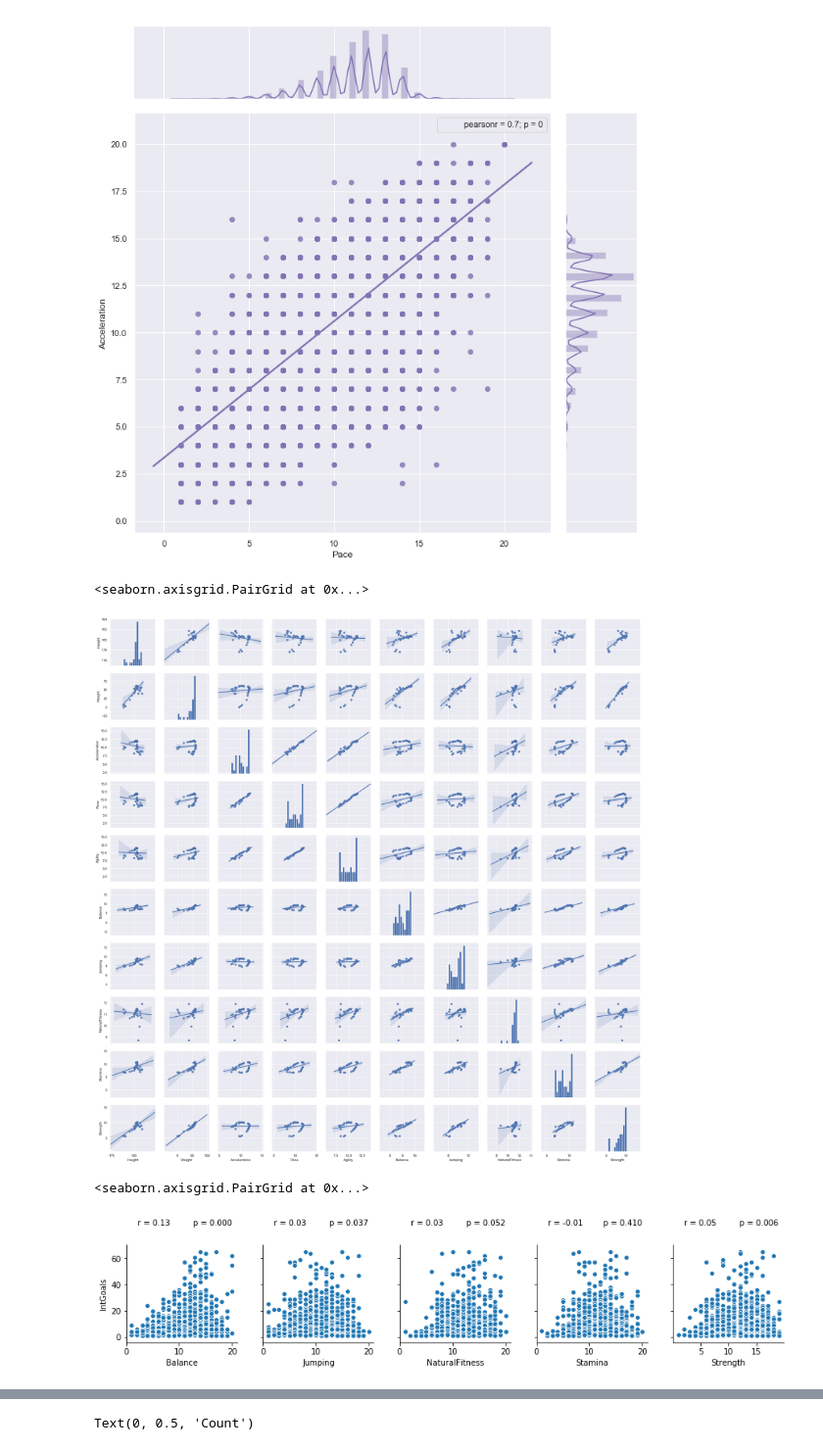
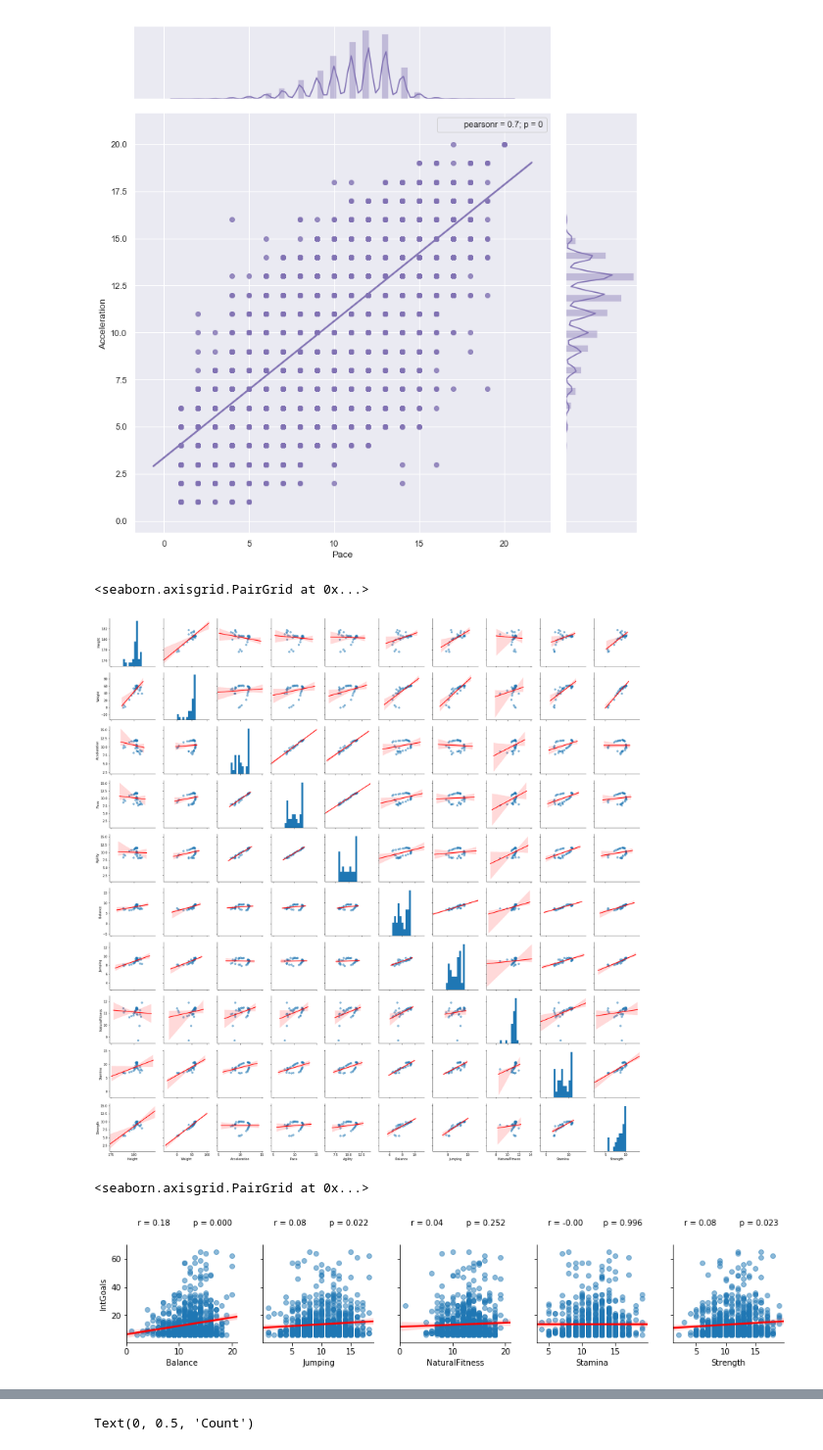
Before and after one commit to sarthakbatragatech/100-Days-of-ML, a Jupyter notebook: Visualizing-Datasets/Football-Manager/FootballManager.ipynb, the cells around one changed output, grey strips where cells are left out. Shown at 98% size. Saved outputs shown, nothing was run; the diff lists cells and outputs as text; code cells hidden in the pictures.

```diff
--- a/Visualizing-Datasets/Football-Manager/FootballManager.ipynb
+++ b/Visualizing-Datasets/Football-Manager/FootballManager.ipynb
@@ -294,10 +294,10 @@ j.annotate(stats.pearsonr)
 # %%
 # Plotting a pairplot of all physical attributes to get a quick overview of dependence
 pair_df = physicals.mean().loc[14:46]
-sns.pairplot(pair_df, kind="reg")
+sns.pairplot(pair_df, kind="reg", plot_kws={'line_kws':{'color':'red'}, 'scatter_kws': {'alpha': 0.5}})
 # %% [output]
 <seaborn.axisgrid.PairGrid at 0x...>
-[figure, old version]
+[figure, new version]
 # %%
 # Function to add pearsonr to each x-y plot
 def corrfunc(x, y, **kws):
@@ -310,13 +310,14 @@ def corrfunc(x, y, **kws):
 # %%
 # Testing correlation between International goals and physical attributes
 # Balance stands out!
-j = sns.pairplot(data=df.query('IntGoals > 0'),
+j = sns.pairplot(data=df.query('IntGoals > 5'),
                   y_vars=['IntGoals'],
-                  x_vars=['Balance', 'Jumping', 'NaturalFitness', 'Stamina', 'Strength'])
+                  x_vars=['Balance', 'Jumping', 'NaturalFitness', 'Stamina', 'Strength'],
+                kind="reg", plot_kws={'line_kws':{'color':'red'}, 'scatter_kws': {'alpha': 0.5}})
 j.map(corrfunc)
 # %% [output]
 <seaborn.axisgrid.PairGrid at 0x...>
-[figure, old version]
+[figure, new version]
 # %%
 # Testing the remaining physical attributes
 # Notice the weight plot has several players with zero weight
```
Also changed, not shown: parts of 2 cells of this notebook, 14 other files.
